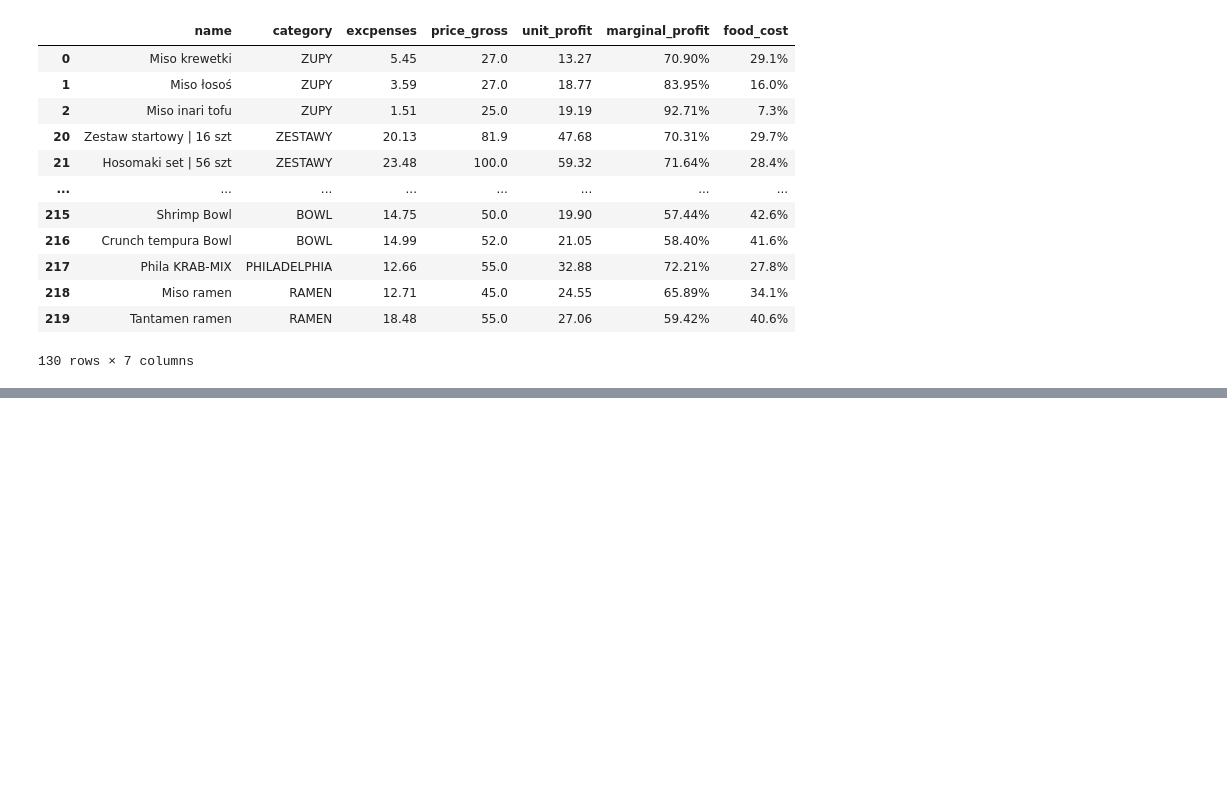
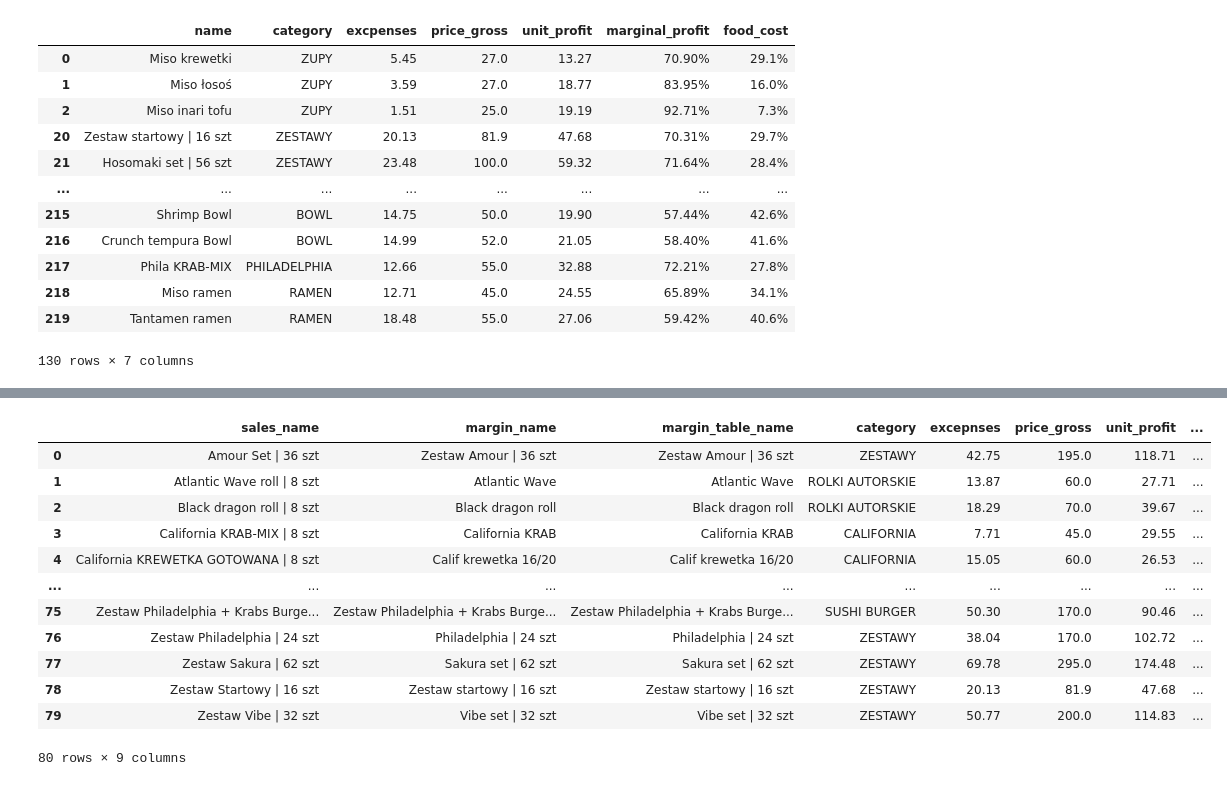
Before and after one commit to matvvey/Product-Sales-Analyzer, a Jupyter notebook: notebooks/main.ipynb, the cells around one changed output, grey strips where cells are left out. Cells and saved outputs as stored; diff of their text form; code cells hidden in the pictures; blank space fills up the shorter version.

```diff
--- a/notebooks/main.ipynb
+++ b/notebooks/main.ipynb
@@ -330,0 +347,4 @@ margin
+# %%
+mapping = pd.read_csv(Path().cwd().parent / 'data' / 'mappings' / 'product_name_mapping.csv')
+mapping = mapping[['sales_name', 'margin_name']]
+mapping
@@ -330,0 +365,2 @@ margin
+# %%
+margin_table = pd.read_csv(Path().cwd().parent / 'data' / 'mappings' / 'margin_table.csv')
@@ -330,0 +409,16 @@ margin
+# %%
+margin_by_sales_name
+# %% [output]
+|  | sales_name | margin_name | margin_table_name | category | excepnses | price_gross | unit_profit | ... |
+| 0 | Amour Set | 36 szt | Zestaw Amour | 36 szt | Zestaw Amour | 36 szt | ZESTAWY | 42.75 | 195.0 | 118.71 | ... |
+| 1 | Atlantic Wave roll | 8 szt | Atlantic Wave | Atlantic Wave | ROLKI AUTORSKIE | 13.87 | 60.0 | 27.71 | ... |
+| 2 | Black dragon roll | 8 szt | Black dragon roll | Black dragon roll | ROLKI AUTORSKIE | 18.29 | 70.0 | 39.67 | ... |
+| 3 | California KRAB-MIX | 8 szt | California KRAB | California KRAB | CALIFORNIA | 7.71 | 45.0 | 29.55 | ... |
+| 4 | California KREWETKA GOTOWANA | 8 szt | Calif krewetka 16/20 | Calif krewetka 16/20 | CALIFORNIA | 15.05 | 60.0 | 26.53 | ... |
+| ... | ... | ... | ... | ... | ... | ... | ... | ... |
+| 75 | Zestaw Philadelphia + Krabs Burge... | Zestaw Philadelphia + Krabs Burge... | Zestaw Philadelphia + Krabs Burge... | SUSHI BURGER | 50.30 | 170.0 | 90.46 | ... |
+| 76 | Zestaw Philadelphia | 24 szt | Philadelphia | 24 szt | Philadelphia | 24 szt | ZESTAWY | 38.04 | 170.0 | 102.72 | ... |
+| 77 | Zestaw Sakura | 62 szt | Sakura set | 62 szt | Sakura set | 62 szt | ZESTAWY | 69.78 | 295.0 | 174.48 | ... |
+| 78 | Zestaw Startowy | 16 szt | Zestaw startowy | 16 szt | Zestaw startowy | 16 szt | ZESTAWY | 20.13 | 81.9 | 47.68 | ... |
+| 79 | Zestaw Vibe | 32 szt | Vibe set | 32 szt | Vibe set | 32 szt | ZESTAWY | 50.77 | 200.0 | 114.83 | ... |
+80 rows × 9 columns
```
Also changed, not shown: parts of 12 cells of this notebook.
